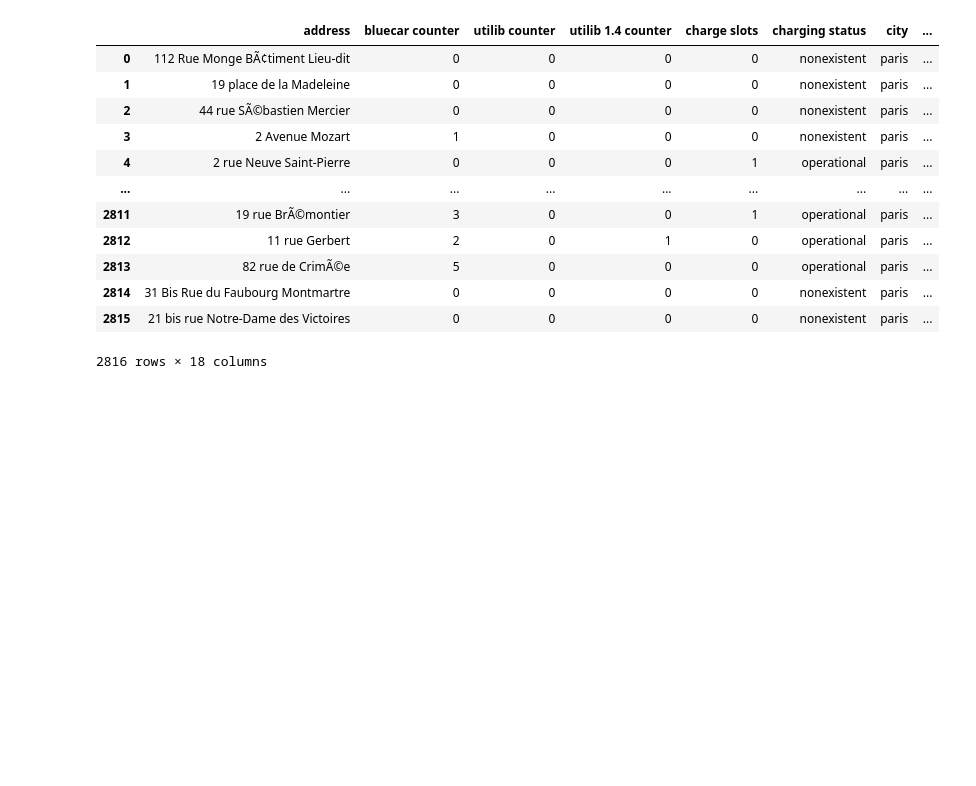
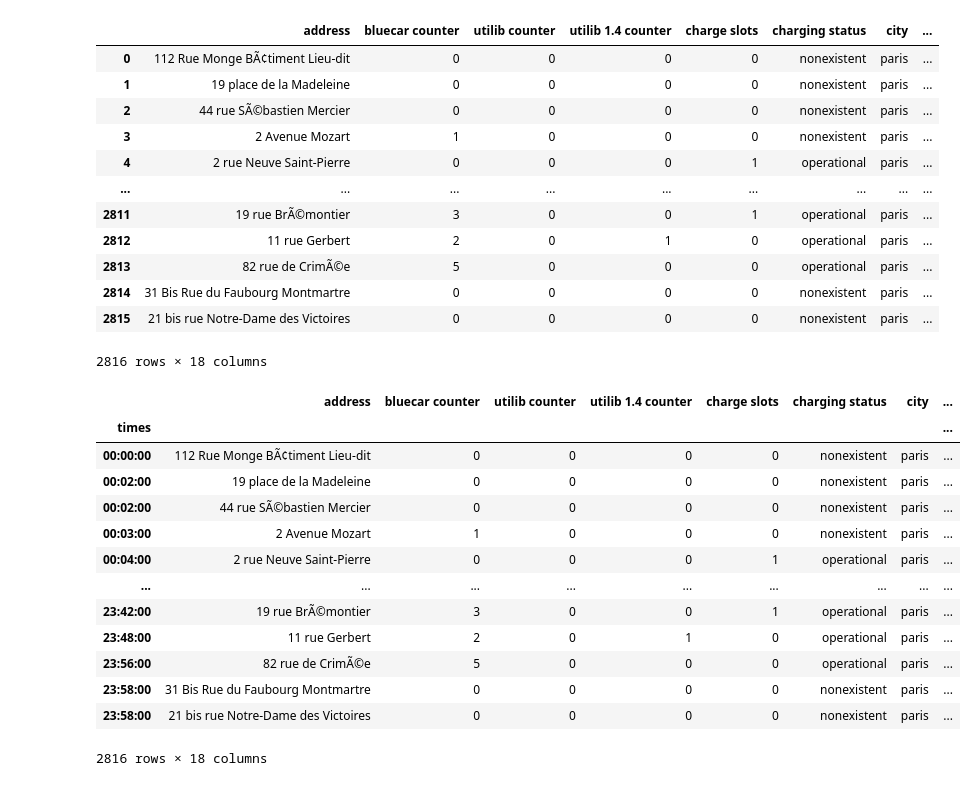
Before and after one commit to Mumo-vicky/BlueCar-Company, a Jupyter notebook: Moringa_Data_Science_Prep_W4_Independent_Project_2020_07_Vicky_Mutua_Python_Notebook.ipynb, the cells around one changed output. Cells and saved outputs as stored; diff of their text form; code cells hidden in the pictures; blank space fills up the shorter version.

```diff
--- a/Moringa_Data_Science_Prep_W4_Independent_Project_2020_07_Vicky_Mutua_Python_Notebook.ipynb
+++ b/Moringa_Data_Science_Prep_W4_Independent_Project_2020_07_Vicky_Mutua_Python_Notebook.ipynb
@@ -154,0 +128,17 @@ hours = (hour1,hour2,hour3,hour4,hour5,hour6,hour7,hour8,hour9,hour10,hour11,hou
+# %%
+paris
+# %% [output]
+|  | address | bluecar counter | utilib counter | utilib 1.4 counter | charge slots | charging status | city | ... |
+| times |  |  |  |  |  |  |  | ... |
+| 00:00:00 | 112 Rue Monge BÃ¢timent Lieu-dit | 0 | 0 | 0 | 0 | nonexistent | paris | ... |
+| 00:02:00 | 19 place de la Madeleine | 0 | 0 | 0 | 0 | nonexistent | paris | ... |
+| 00:02:00 | 44 rue SÃ©bastien Mercier | 0 | 0 | 0 | 0 | nonexistent | paris | ... |
+| 00:03:00 | 2 Avenue Mozart | 1 | 0 | 0 | 0 | nonexistent | paris | ... |
+| 00:04:00 | 2 rue Neuve Saint-Pierre | 0 | 0 | 0 | 1 | operational | paris | ... |
+| ... | ... | ... | ... | ... | ... | ... | ... | ... |
+| 23:42:00 | 19 rue BrÃ©montier | 3 | 0 | 0 | 1 | operational | paris | ... |
+| 23:48:00 | 11 rue Gerbert | 2 | 0 | 1 | 0 | operational | paris | ... |
+| 23:56:00 | 82 rue de CrimÃ©e | 5 | 0 | 0 | 0 | operational | paris | ... |
+| 23:58:00 | 31 Bis Rue du Faubourg Montmartre | 0 | 0 | 0 | 0 | nonexistent | paris | ... |
+| 23:58:00 | 21 bis rue Notre-Dame des Victoires | 0 | 0 | 0 | 0 | nonexistent | paris | ... |
+2816 rows × 18 columns
```
Also changed, not shown: parts of 5 cells of this notebook.
